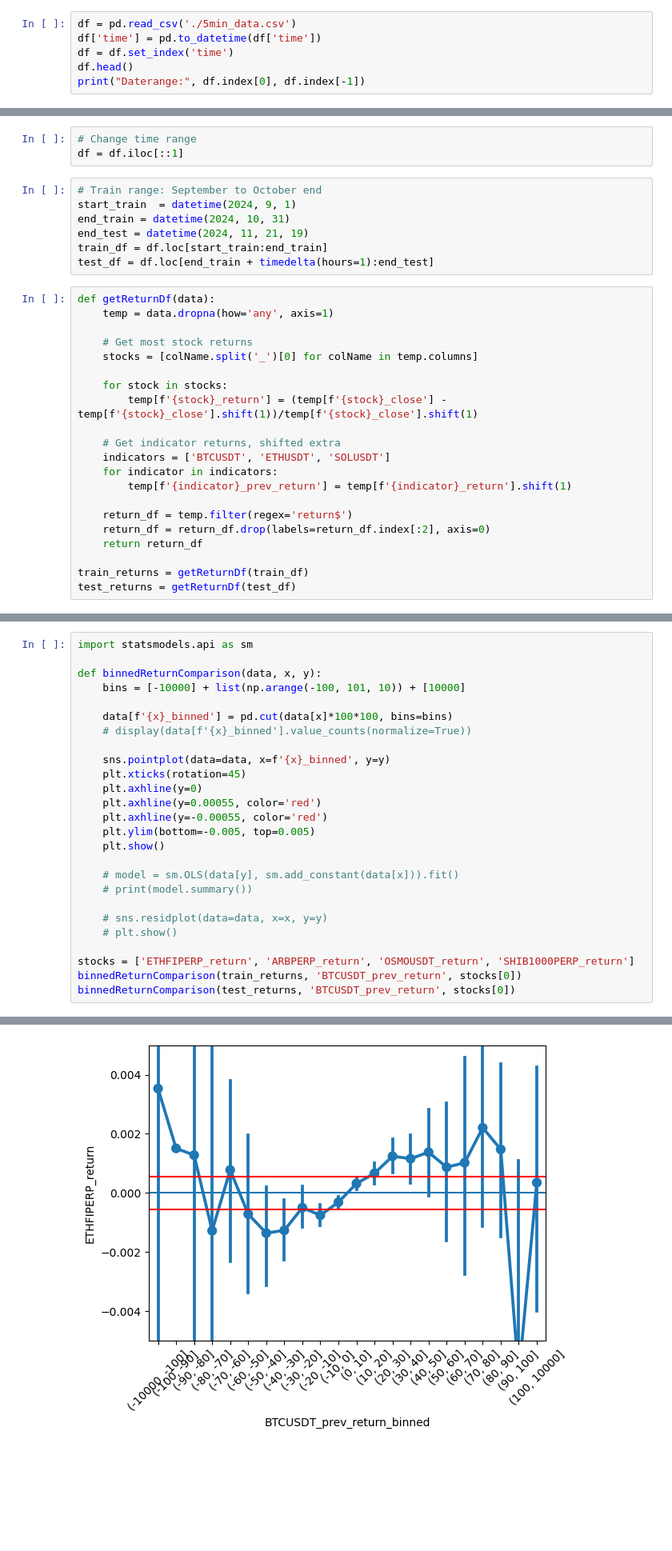
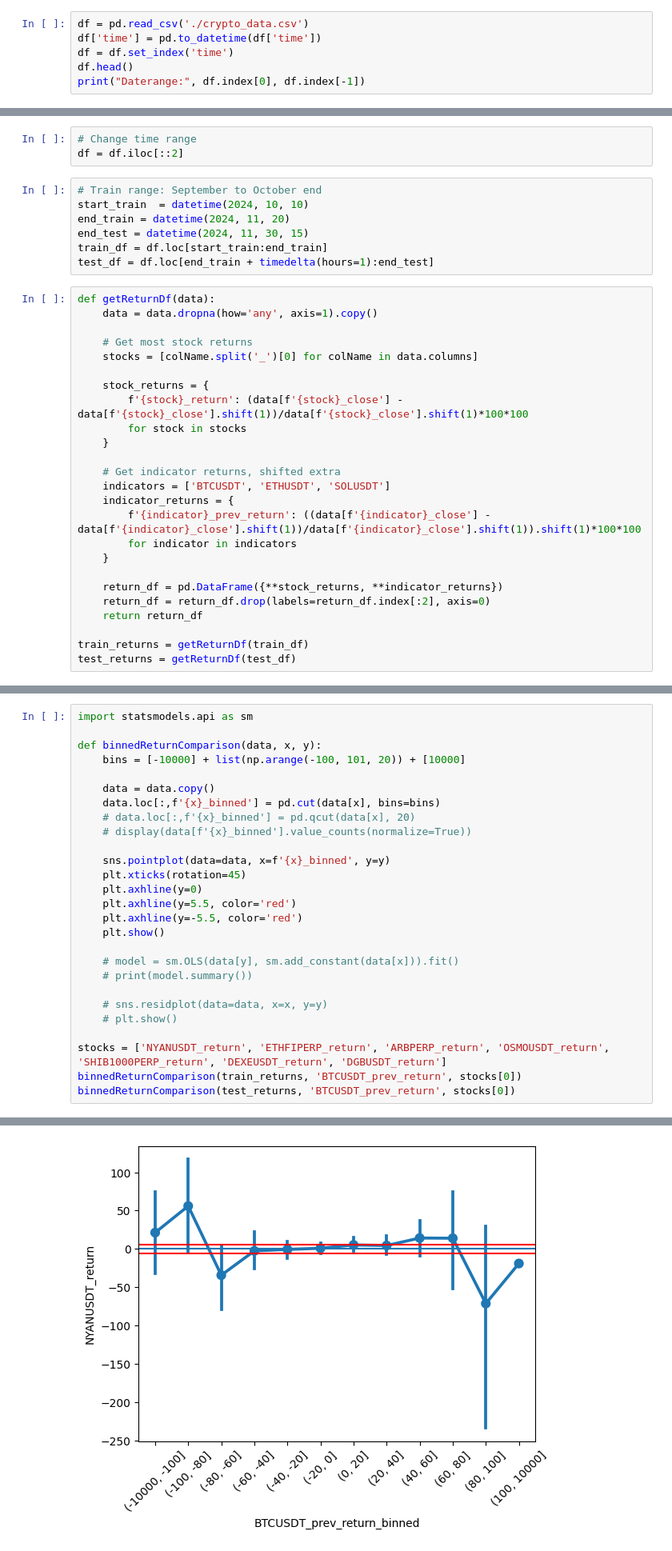
Before and after one commit to akhilkammila/cryptoAnalysis, a Jupyter notebook: autocorrelation/findstocks.ipynb, the cells around one changed output, grey strips where cells are left out. Shown at 80% size. Saved outputs shown, nothing was run; the diff lists cells and outputs as text; blank space fills up the shorter version.

```diff
--- a/autocorrelation/findstocks.ipynb
+++ b/autocorrelation/findstocks.ipynb
@@ -25,7 +25,7 @@ import matplotlib.pyplot as plt
 import seaborn as sns
 from datetime import datetime, timedelta
 # %%
-df = pd.read_csv('./5min_data.csv')
+df = pd.read_csv('./crypto_data.csv')
 df['time'] = pd.to_datetime(df['time'])
 df = df.set_index('time')
 df.head()
@@ -35,29 +35,33 @@ Daterange: 2024-09-01 00:00:00 2024-11-21 19:00:00
 # %%
 # Change time range
-df = df.iloc[::1]
+df = df.iloc[::2]
 # %%
 # Train range: September to October end
-start_train  = datetime(2024, 9, 1)
-end_train = datetime(2024, 10, 31)
-end_test = datetime(2024, 11, 21, 19)
+start_train  = datetime(2024, 10, 10)
+end_train = datetime(2024, 11, 20)
+end_test = datetime(2024, 11, 30, 15)
 train_df = df.loc[start_train:end_train]
 test_df = df.loc[end_train + timedelta(hours=1):end_test]
 # %%
 def getReturnDf(data):
-    temp = data.dropna(how='any', axis=1)
+    data = data.dropna(how='any', axis=1).copy()
 
     # Get most stock returns
-    stocks = [colName.split('_')[0] for colName in temp.columns]
+    stocks = [colName.split('_')[0] for colName in data.columns]
 
-    for stock in stocks:
-        temp[f'{stock}_return'] = (temp[f'{stock}_close'] - temp[f'{stock}_close'].shift(1))/temp[f'{stock}_close'].shift(1)
+    stock_returns = {
+        f'{stock}_return': (data[f'{stock}_close'] - data[f'{stock}_close'].shift(1))/data[f'{stock}_close'].shift(1)*100*100
+        for stock in stocks
+    }
 
     # Get indicator returns, shifted extra
     indicators = ['BTCUSDT', 'ETHUSDT', 'SOLUSDT']
-    for indicator in indicators:
-        temp[f'{indicator}_prev_return'] = temp[f'{indicator}_return'].shift(1)
+    indicator_returns = {
+        f'{indicator}_prev_return': ((data[f'{indicator}_close'] - data[f'{indicator}_close'].shift(1))/data[f'{indicator}_close'].shift(1)).shift(1)*100*100
+        for indicator in indicators
+    }
 
-    return_df = temp.filter(regex='return$')
+    return_df = pd.DataFrame({**stock_returns, **indicator_returns})
     return_df = return_df.drop(labels=return_df.index[:2], axis=0)
     return return_df
 
@@ -107,17 +93,18 @@ dtype: float64
 import statsmodels.api as sm
 
 def binnedReturnComparison(data, x, y):
-    bins = [-10000] + list(np.arange(-100, 101, 10)) + [10000]
+    bins = [-10000] + list(np.arange(-100, 101, 20)) + [10000]
 
-    data[f'{x}_binned'] = pd.cut(data[x]*100*100, bins=bins)
+    data = data.copy()
+    data.loc[:,f'{x}_binned'] = pd.cut(data[x], bins=bins)
+    # data.loc[:,f'{x}_binned'] = pd.qcut(data[x], 20)
     # display(data[f'{x}_binned'].value_counts(normalize=True))
 
     sns.pointplot(data=data, x=f'{x}_binned', y=y)
     plt.xticks(rotation=45)
     plt.axhline(y=0)
-    plt.axhline(y=0.00055, color='red')
-    plt.axhline(y=-0.00055, color='red')
-    plt.ylim(bottom=-0.005, top=0.005)
+    plt.axhline(y=5.5, color='red')
+    plt.axhline(y=-5.5, color='red')
     plt.show()
 
     # model = sm.OLS(data[y], sm.add_constant(data[x])).fit()
@@ -126,7 +113,7 @@ def binnedReturnComparison(data, x, y):
     # sns.residplot(data=data, x=x, y=y)
     # plt.show()
 
-stocks = ['ETHFIPERP_return', 'ARBPERP_return', 'OSMOUSDT_return', 'SHIB1000PERP_return']
+stocks = ['NYANUSDT_return', 'ETHFIPERP_return', 'ARBPERP_return', 'OSMOUSDT_return', 'SHIB1000PERP_return', 'DEXEUSDT_return', 'DGBUSDT_return']
 binnedReturnComparison(train_returns, 'BTCUSDT_prev_return', stocks[0])
 binnedReturnComparison(test_returns, 'BTCUSDT_prev_return', stocks[0])
 # %% [output]
@@ -134,4 +121,4 @@ binnedReturnComparison(test_returns, 'BTCUSDT_prev_return', stocks[0])
-[figure, old version]
+[figure, new version]
 # %% [markdown]
 # Findings
 
```
Also changed, not shown: parts of 4 cells of this notebook, 2 other files.
